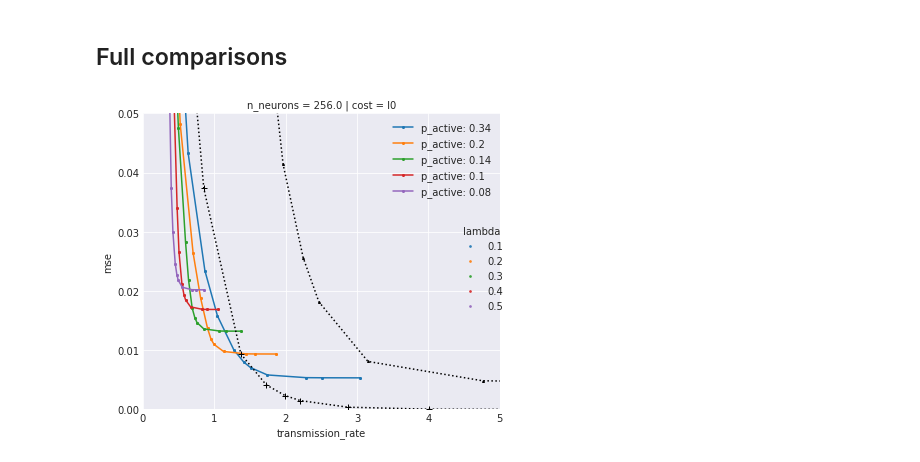
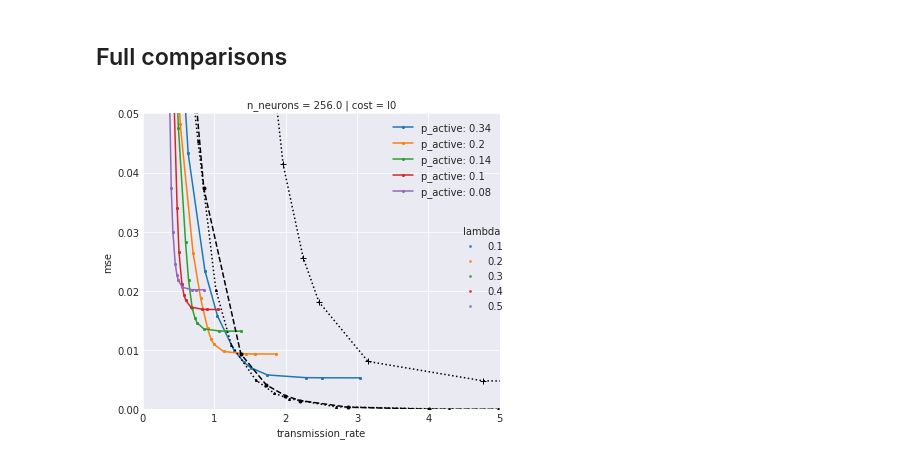
Before and after one commit to sophiaas/DeepSparseCoding, a Jupyter notebook: rd_analysis.ipynb, the cells around one changed output. Drawn from its saved outputs; the diff is of its cells as text; code cells hidden in the pictures.

```diff
--- a/rd_analysis.ipynb
+++ b/rd_analysis.ipynb
@@ -15,10 +16,11 @@ sns.set_style('darkgrid')
 # Model comparisons
 # %%
 rd_alts = pd.read_pickle('/media/tbell/sanborn/rd_analysis/outputs/alt_mods/coeffs/rd_alts')
+rd_ica = pd.read_pickle('/media/tbell/sanborn/rd_analysis/outputs/ica/coeffs/rd_ica_v3')
 rd_lca = pd.read_pickle('/media/tbell/sanborn/rd_analysis/outputs/nowht_v3/coeffs/rd_256_v3')
 rd_rg = pd.read_pickle('/media/tbell/sanborn/rd_analysis/outputs/rg_zca/coeffs/rd_rg_zca_wht_v2_test')
 # %%
-frames = [rd_alts, rd_rg]
+frames = [rd_alts, rd_rg, rd_ica]
 rd_alts = pd.concat(frames)
 rd_alts = rd_alts.sort_values(['model', 'n_bins'])
 rd_lca = rd_lca.sort_values(['model', 'n_bins'])
@@ -41,6 +43,6 @@ pf.alt_models_plots(rd_alts, y='log_mse')
 # %%
 rd_lca2 = rd_lca.where(rd_lca['lambda'] != '0.1')
 # %%
-pf.full_comparison_plots(rd_lca.where(rd_lca['n_neurons'] == 256), pca_table=rd_alts.where(rd_alts.model=='pcao'), rnd_table=rd_rg, ica_table=rd_alts.where(rd_alts.model=='ica_v1.0'), y='mse', x='transmission_rate',xlim=5.0,  ylim=0.05)
+pf.full_comparison_plots(rd_lca.where(rd_lca['n_neurons'] == 256), alt_1=rd_alts.where(rd_alts.model=='pcao'), alt_2=rd_rg, alt_3=rd_ica, y='mse', x='transmission_rate',xlim=5.0,  ylim=0.05)
 # %% [output]
-[figure, old version]
+[figure, new version]
```
Also changed, not shown: parts of 1 cell of this notebook, 3 other files.
